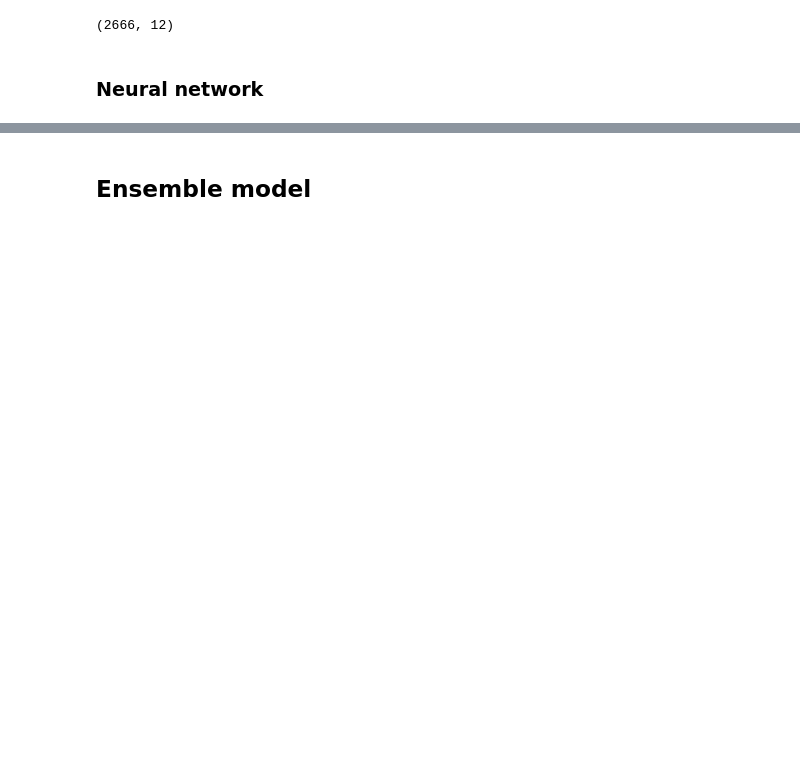
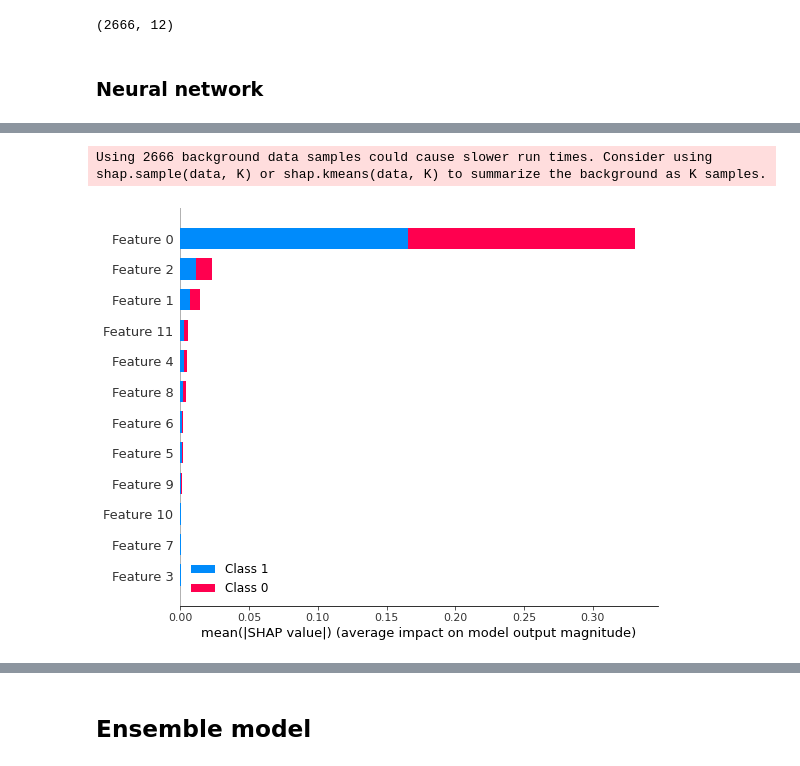
Before and after one commit to CarJung/Churn_exploration, a Jupyter notebook: model_tuning.ipynb, the cells around one changed output, grey strips where cells are left out. Drawn from its saved outputs; the diff is of its cells as text; code cells hidden in the pictures; blank space fills up the shorter version.

```diff
--- a/model_tuning.ipynb
+++ b/model_tuning.ipynb
@@ -89,0 +178,13 @@ s = pickle.dump(HPT_XGB, open('models/XGB_tuned.pkl', 'wb'))
+# %%
+param = {
+    'n_estimators' : [100, 200, ],
+    'max_depth' : [3,  5, 6, ],
+}
+fit_params = {
+    "early_stopping_rounds" : 42,
+    "eval_metric" : "mae",
+    "eval_set" : [[x_val, y_val]]
+}
+# %%
+HPT_XGB = GridSearchCV(XGBClassifier(),param, n_jobs = -1, verbose = 1,error_score='raise')
+HPT_XGB.fit(x_train, y_train, **fit_params)
@@ -89,0 +242,8 @@ s = pickle.dump(HPT_XGB, open('models/XGB_tuned.pkl', 'wb'))
+# %%
+sample = shap.sample(x_test, 100)
+# %%
+s =shap.KernelExplainer(nn.predict_proba, x_train).shap_values(sample)
+shap.summary_plot(s, sample, plot_type="bar")
+# %% [output]
+Using 2666 background data samples could cause slower run times. Consider using shap.sample(data, K) or shap.kmeans(data, K) to summarize the background as K samples.
+[figure, added]
```
Also changed, not shown: parts of 38 cells of this notebook.
